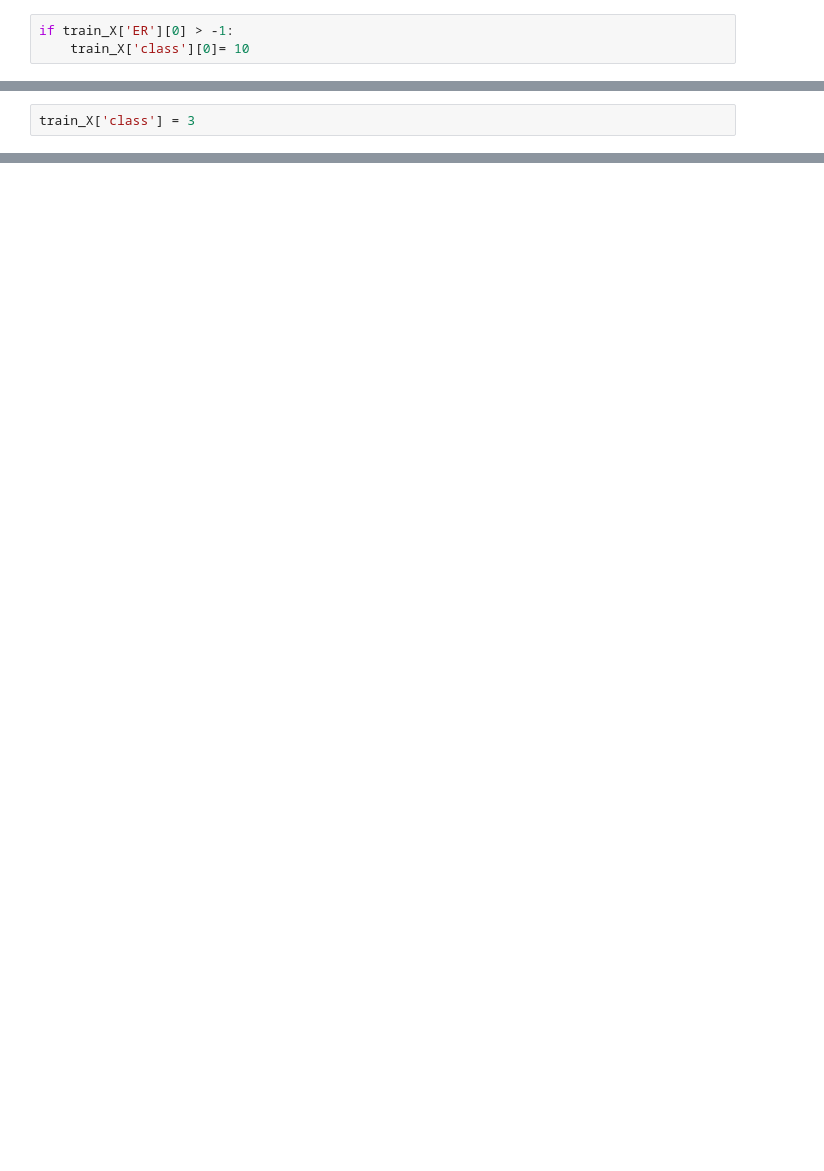
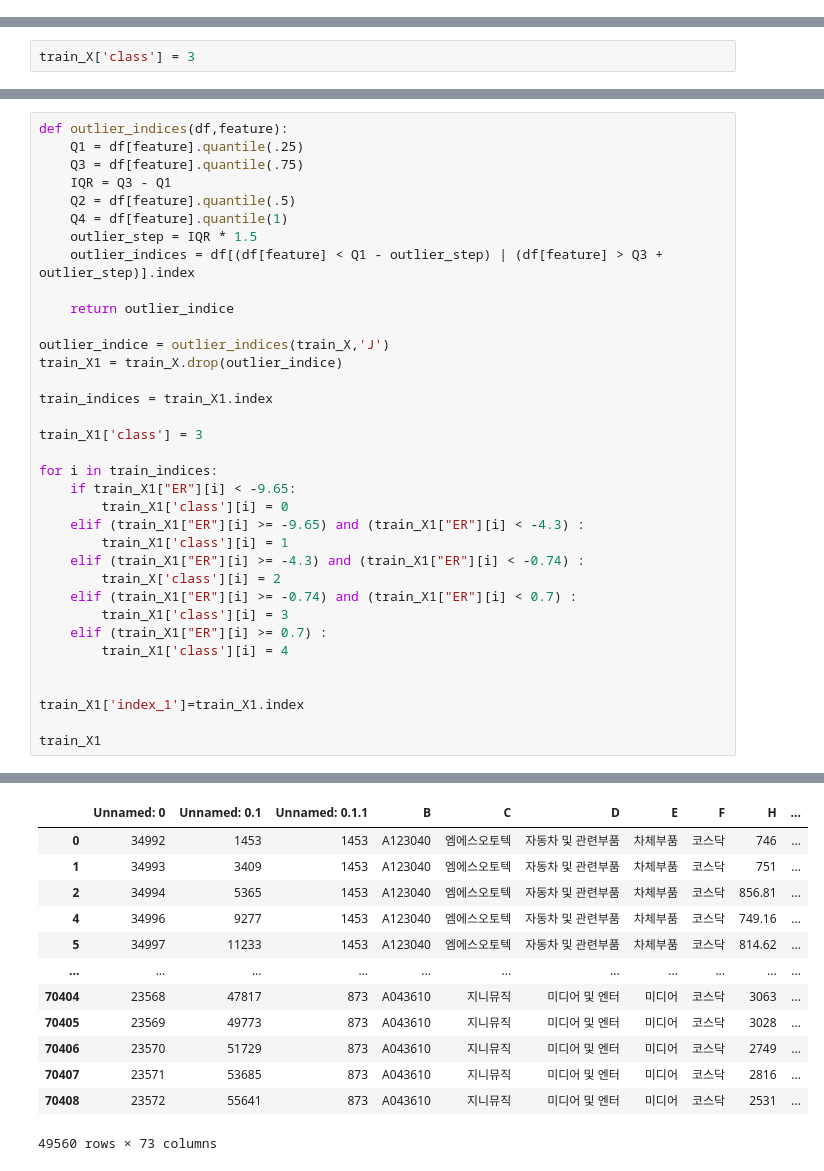
Before and after one commit to codingKYU/Deep-Learning, a Jupyter notebook: Quant_prediction/Quant project.ipynb, the cells around one changed output, grey strips where cells are left out. Cells and saved outputs as stored; diff of their text form; blank space fills up the shorter version.

```diff
--- a/Quant_prediction/Quant project.ipynb
+++ b/Quant_prediction/Quant project.ipynb
@@ -946,6 +948,3 @@ Q4 = 0.6988125312732625
 Q5 = 5.0
 # %%
 train_indices = train_X.index
-# %%
-if train_X['ER'][0] > -1:
-    train_X['class'][0]= 10
@@ -1023,0 +1052,36 @@ train_X['index_1']=train_X.index
+# %%
+def outlier_indices(df,feature):
+    Q1 = df[feature].quantile(.25)
+    Q3 = df[feature].quantile(.75)
+    IQR = Q3 - Q1
+    Q2 = df[feature].quantile(.5)
+    Q4 = df[feature].quantile(1)
+    outlier_step = IQR * 1.5
+    outlier_indices = df[(df[feature] < Q1 - outlier_step) | (df[feature] > Q3 + outlier_step)].index
+
+    return outlier_indice
+
+outlier_indice = outlier_indices(train_X,'J')
+train_X1 = train_X.drop(outlier_indice)
+
+train_indices = train_X1.index
+
+train_X1['class'] = 3
+
+for i in train_indices:
+    if train_X1["ER"][i] < -9.65:
+        train_X1['class'][i] = 0
+    elif (train_X1["ER"][i] >= -9.65) and (train_X1["ER"][i] < -4.3) :
+        train_X1['class'][i] = 1
+    elif (train_X1["ER"][i] >= -4.3) and (train_X1["ER"][i] < -0.74) :
+        train_X['class'][i] = 2
+    elif (train_X1["ER"][i] >= -0.74) and (train_X1["ER"][i] < 0.7) :
+        train_X1['class'][i] = 3
+    elif (train_X1["ER"][i] >= 0.7) :
+        train_X1['class'][i] = 4
+
+
+train_X1['index_1']=train_X1.index
+
+train_X1
+# %% [output]
@@ -1024 +1103,14 @@ train_X['index_1']=train_X.index
+|  | Unnamed: 0 | Unnamed: 0.1 | Unnamed: 0.1.1 | B | C | D | E | F | H | ... |
+| 0 | 34992 | 1453 | 1453 | A123040 | 엠에스오토텍 | 자동차 및 관련부품 | 차체부품 | 코스닥 | 746 | ... |
+| 1 | 34993 | 3409 | 1453 | A123040 | 엠에스오토텍 | 자동차 및 관련부품 | 차체부품 | 코스닥 | 751 | ... |
+| 2 | 34994 | 5365 | 1453 | A123040 | 엠에스오토텍 | 자동차 및 관련부품 | 차체부품 | 코스닥 | 856.81 | ... |
+| 4 | 34996 | 9277 | 1453 | A123040 | 엠에스오토텍 | 자동차 및 관련부품 | 차체부품 | 코스닥 | 749.16 | ... |
+| 5 | 34997 | 11233 | 1453 | A123040 | 엠에스오토텍 | 자동차 및 관련부품 | 차체부품 | 코스닥 | 814.62 | ... |
+| ... | ... | ... | ... | ... | ... | ... | ... | ... | ... | ... |
+| 70404 | 23568 | 47817 | 873 | A043610 | 지니뮤직 | 미디어 및 엔터 | 미디어 | 코스닥 | 3063 | ... |
+| 70405 | 23569 | 49773 | 873 | A043610 | 지니뮤직 | 미디어 및 엔터 | 미디어 | 코스닥 | 3028 | ... |
+| 70406 | 23570 | 51729 | 873 | A043610 | 지니뮤직 | 미디어 및 엔터 | 미디어 | 코스닥 | 2749 | ... |
+| 70407 | 23571 | 53685 | 873 | A043610 | 지니뮤직 | 미디어 및 엔터 | 미디어 | 코스닥 | 2816 | ... |
+| 70408 | 23572 | 55641 | 873 | A043610 | 지니뮤직 | 미디어 및 엔터 | 미디어 | 코스닥 | 2531 | ... |
+49560 rows × 73 columns
 # %%
```
Also changed, not shown: parts of 27 cells of this notebook.
